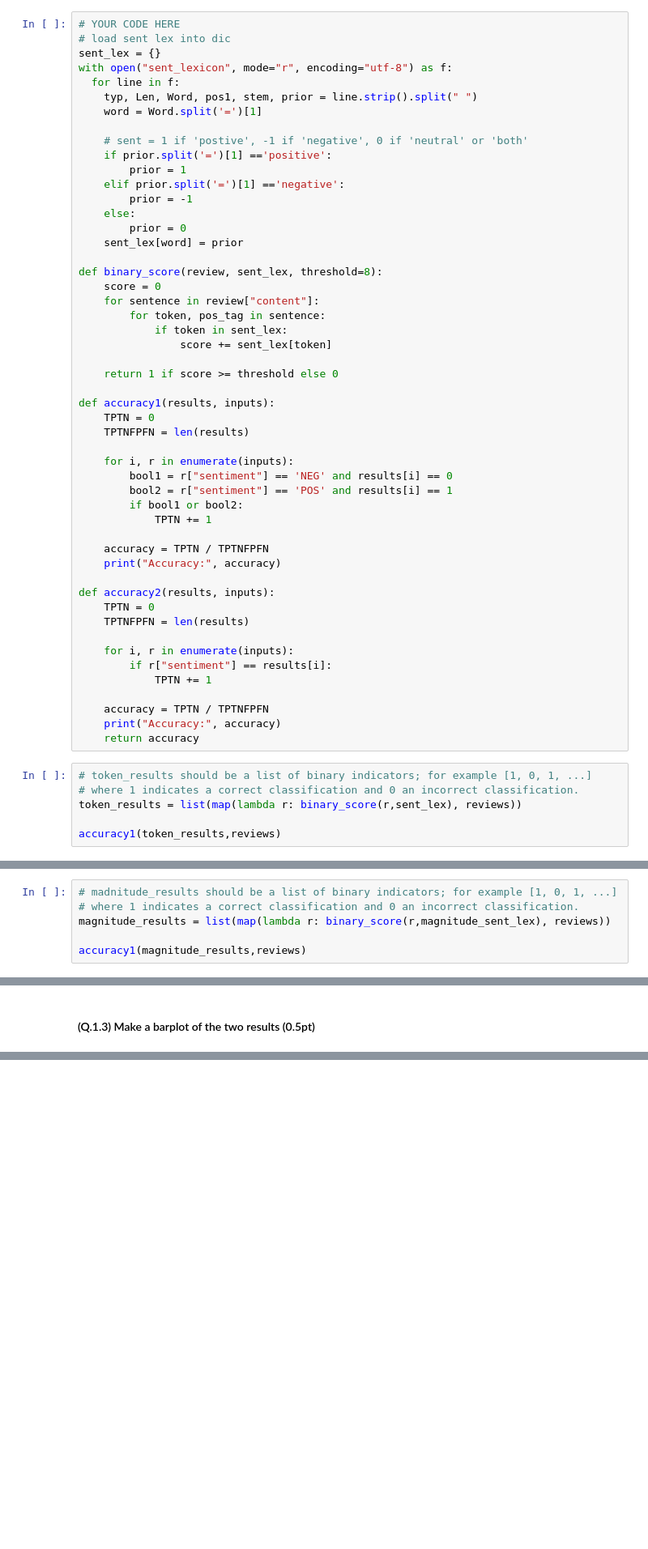
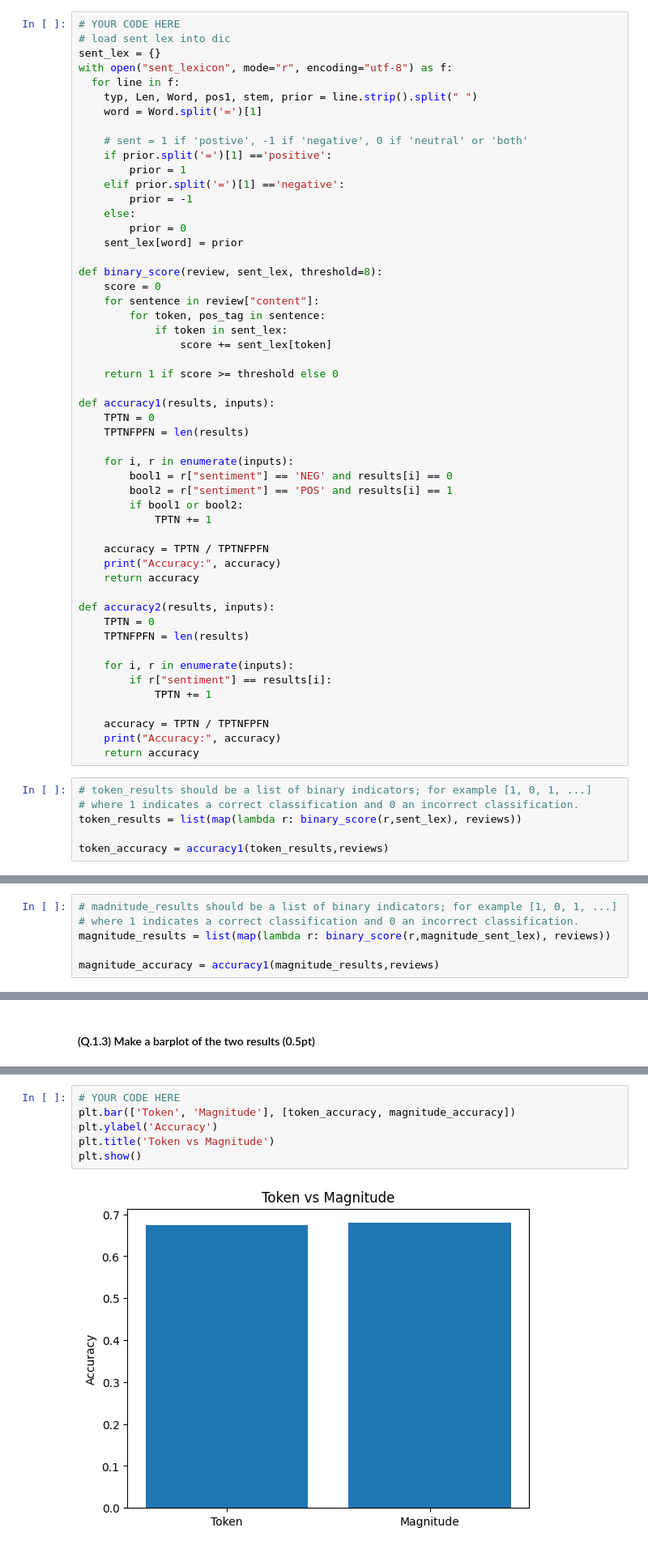
Before and after one commit to TijsWiegman/NLP1-assignments, a Jupyter notebook: NLP1 Practical 1/NLP1 2024 Practical 1 (student_version).ipynb, the cells around one changed output, grey strips where cells are left out. Shown at 81% size. Saved outputs shown, nothing was run; the diff lists cells and outputs as text; blank space fills up the shorter version.

```diff
--- a/NLP1 Practical 1/NLP1 2024 Practical 1 (student_version).ipynb
+++ b/NLP1 Practical 1/NLP1 2024 Practical 1 (student_version).ipynb
@@ -246,6 +259,7 @@ def accuracy1(results, inputs):
 
     accuracy = TPTN / TPTNFPFN
     print("Accuracy:", accuracy)
+    return accuracy
 
 def accuracy2(results, inputs):
     TPTN = 0
@@ -263,7 +277,7 @@ def accuracy2(results, inputs):
 # where 1 indicates a correct classification and 0 an incorrect classification.
 token_results = list(map(lambda r: binary_score(r,sent_lex), reviews))
 
-accuracy1(token_results,reviews)
+token_accuracy = accuracy1(token_results,reviews)
 # %% [output]
 Accuracy: 0.674
 # %% [markdown]
@@ -306,7 +320,7 @@ with open("sent_lexicon", mode="r", encoding="utf-8") as f:
 # where 1 indicates a correct classification and 0 an incorrect classification.
 magnitude_results = list(map(lambda r: binary_score(r,magnitude_sent_lex), reviews))
 
-accuracy1(magnitude_results,reviews)
+magnitude_accuracy = accuracy1(magnitude_results,reviews)
 # %% [output]
 Accuracy: 0.6795
 # %% [markdown]
@@ -316,3 +328,11 @@ Accuracy: 0.6795
+# %%
+# YOUR CODE HERE
+plt.bar(['Token', 'Magnitude'], [token_accuracy, magnitude_accuracy])
+plt.ylabel('Accuracy')
+plt.title('Token vs Magnitude')
+plt.show()
+# %% [output]
+[figure, added]
 # %% [markdown]
 #### (Q1.4) A better threshold (1pt)
 Above we have defined a threshold to account for an inherent bias in the dataset: there are more positive than negative words per review.
```
Also changed, not shown: parts of 10 cells of this notebook.
